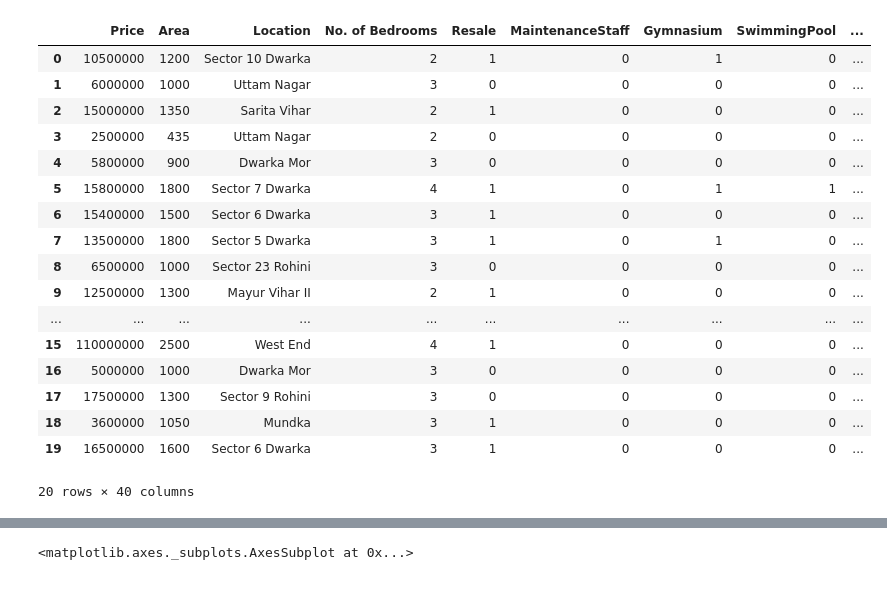
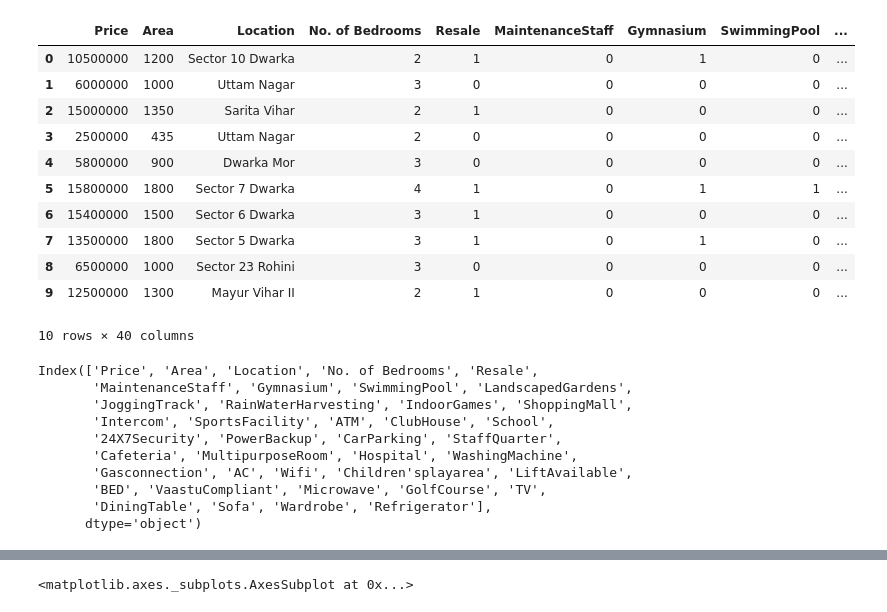
Before and after one commit to chaitanya-0/Housing-price-predictions, a Jupyter notebook: main/delhi-price-prediction.ipynb, the cells around one changed output, grey strips where cells are left out. Saved outputs shown, nothing was run; the diff lists cells and outputs as text; code cells hidden in the pictures.

```diff
--- a/main/delhi-price-prediction.ipynb
+++ b/main/delhi-price-prediction.ipynb
@@ -26,24 +11,31 @@ import statsmodels.api as sm
 # %%
 delhi=pd.read_csv("../cities/Delhi.csv")
 # %%
-delhi.head(20)
+delhi.head(10)
 # %% [output]
 |  | Price | Area | Location | No. of Bedrooms | Resale | MaintenanceStaff | Gymnasium | SwimmingPool | ... |
 | 0 | 10500000 | 1200 | Sector 10 Dwarka | 2 | 1 | 0 | 1 | 0 | ... |
 | 1 | 6000000 | 1000 | Uttam Nagar | 3 | 0 | 0 | 0 | 0 | ... |
 | 2 | 15000000 | 1350 | Sarita Vihar | 2 | 1 | 0 | 0 | 0 | ... |
 | 3 | 2500000 | 435 | Uttam Nagar | 2 | 0 | 0 | 0 | 0 | ... |
 | 4 | 5800000 | 900 | Dwarka Mor | 3 | 0 | 0 | 0 | 0 | ... |
 | 5 | 15800000 | 1800 | Sector 7 Dwarka | 4 | 1 | 0 | 1 | 1 | ... |
 | 6 | 15400000 | 1500 | Sector 6 Dwarka | 3 | 1 | 0 | 0 | 0 | ... |
 | 7 | 13500000 | 1800 | Sector 5 Dwarka | 3 | 1 | 0 | 1 | 0 | ... |
 | 8 | 6500000 | 1000 | Sector 23 Rohini | 3 | 0 | 0 | 0 | 0 | ... |
 | 9 | 12500000 | 1300 | Mayur Vihar II | 2 | 1 | 0 | 0 | 0 | ... |
-| ... | ... | ... | ... | ... | ... | ... | ... | ... | ... |
-| 15 | 110000000 | 2500 | West End | 4 | 1 | 0 | 0 | 0 | ... |
-| 16 | 5000000 | 1000 | Dwarka Mor | 3 | 0 | 0 | 0 | 0 | ... |
-| 17 | 17500000 | 1300 | Sector 9 Rohini | 3 | 0 | 0 | 0 | 0 | ... |
-| 18 | 3600000 | 1050 | Mundka | 3 | 1 | 0 | 0 | 0 | ... |
-| 19 | 16500000 | 1600 | Sector 6 Dwarka | 3 | 1 | 0 | 0 | 0 | ... |
-20 rows × 40 columns
+10 rows × 40 columns
+# %%
+print(delhi.columns)
+# %% [output]
+Index(['Price', 'Area', 'Location', 'No. of Bedrooms', 'Resale',
+       'MaintenanceStaff', 'Gymnasium', 'SwimmingPool', 'LandscapedGardens',
+       'JoggingTrack', 'RainWaterHarvesting', 'IndoorGames', 'ShoppingMall',
+       'Intercom', 'SportsFacility', 'ATM', 'ClubHouse', 'School',
+       '24X7Security', 'PowerBackup', 'CarParking', 'StaffQuarter',
+       'Cafeteria', 'MultipurposeRoom', 'Hospital', 'WashingMachine',
+       'Gasconnection', 'AC', 'Wifi', 'Children'splayarea', 'LiftAvailable',
+       'BED', 'VaastuCompliant', 'Microwave', 'GolfCourse', 'TV',
+       'DiningTable', 'Sofa', 'Wardrobe', 'Refrigerator'],
+      dtype='object')
 # %%
```
Also changed, not shown: parts of 9 cells of this notebook, 1 other file.
